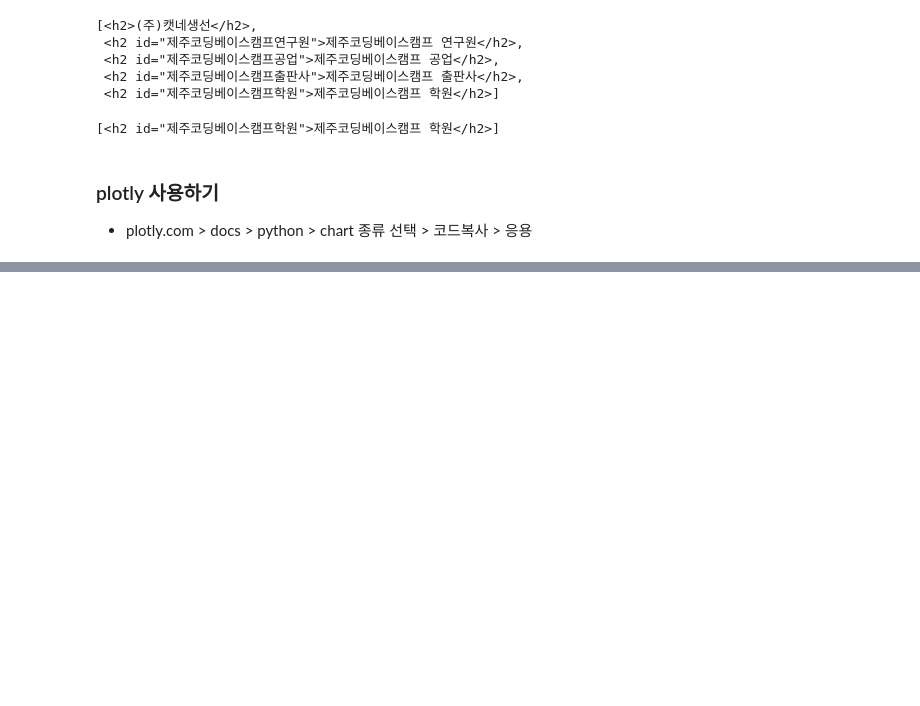
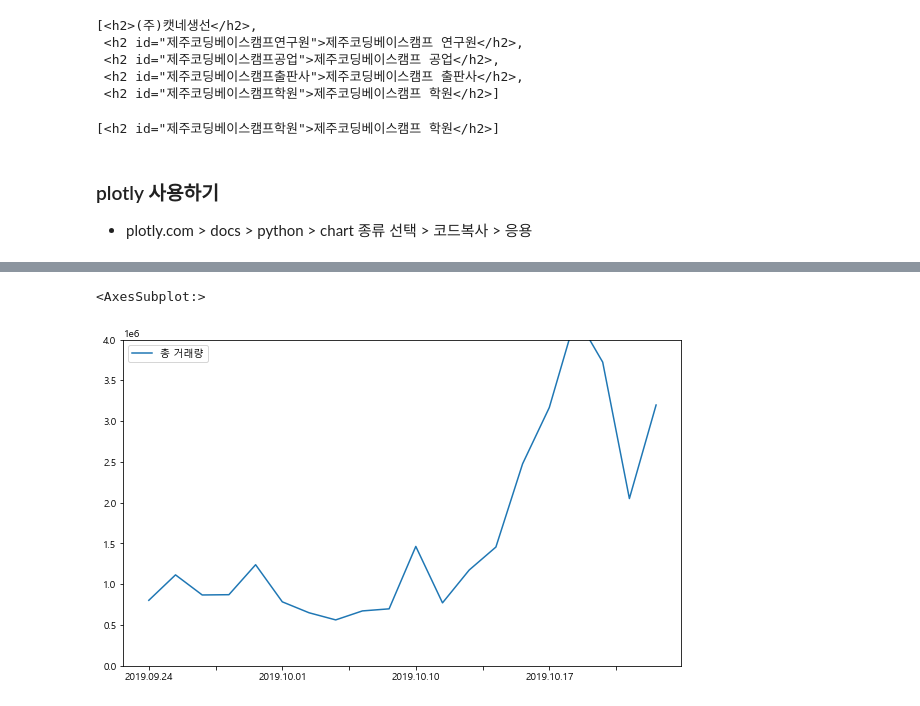
Before and after one commit to dkdlel6887/codingtest_preparing, a Jupyter notebook: xlsxwriter_study/webcrawling.ipynb, the cells around one changed output, grey strips where cells are left out. Saved outputs shown, nothing was run; the diff lists cells and outputs as text; code cells hidden in the pictures; blank space fills up the shorter version.

```diff
--- a/xlsxwriter_study/webcrawling.ipynb
+++ b/xlsxwriter_study/webcrawling.ipynb
@@ -322,0 +444,4 @@ soup.select('.main > #제주코딩베이스캠프학원')
+# %%
+df2 = df
+df2['총 거래량'] = df["연구원거래량"] + df["공업거래량"] + df["출판사거래량"] + df["학원거래량"]
+df2
@@ -322,0 +471,5 @@ soup.select('.main > #제주코딩베이스캠프학원')
+# %%
+df2.plot(y=['총 거래량'], ylim=(0, 4000000), figsize=(10, 6))
+# %% [output]
+<AxesSubplot:>
+[figure, added]
```
Also changed, not shown: parts of 11 cells of this notebook.
